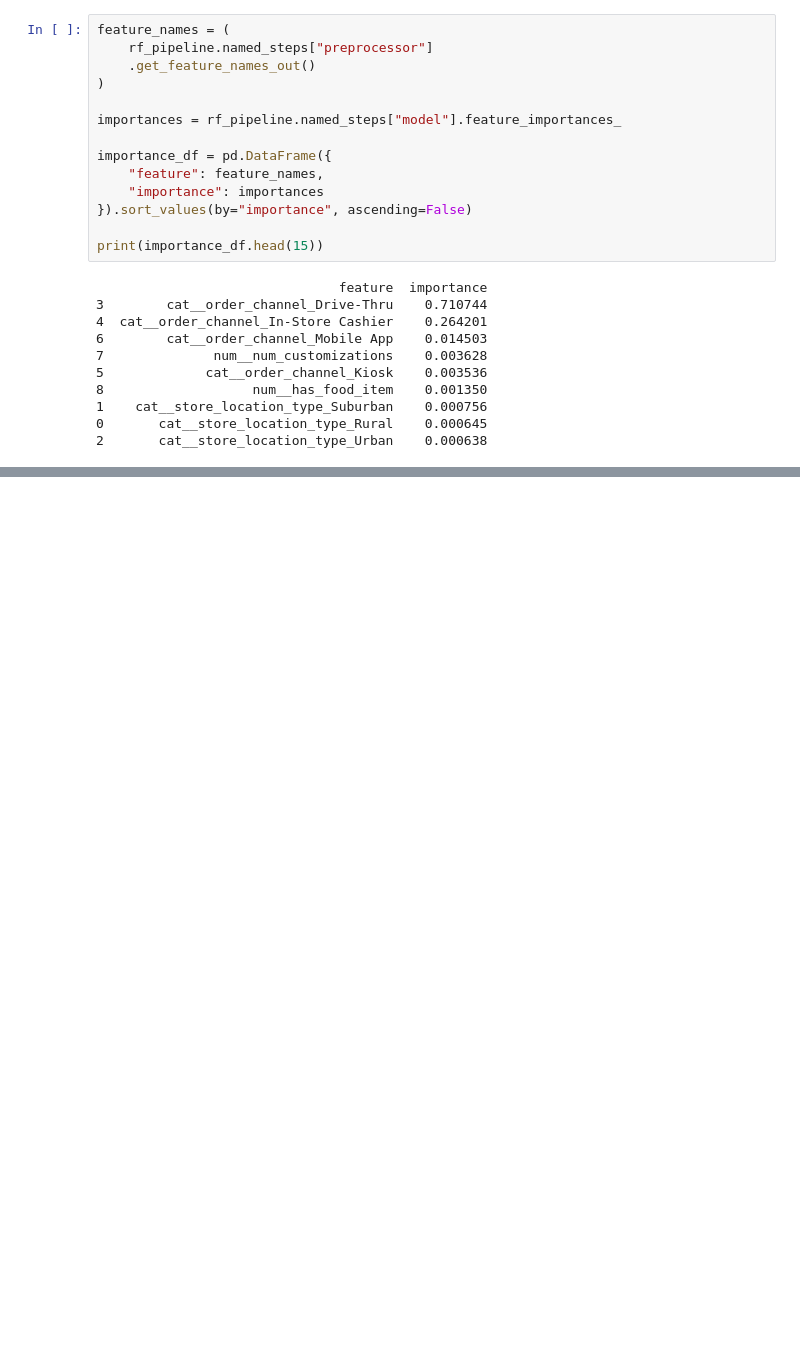
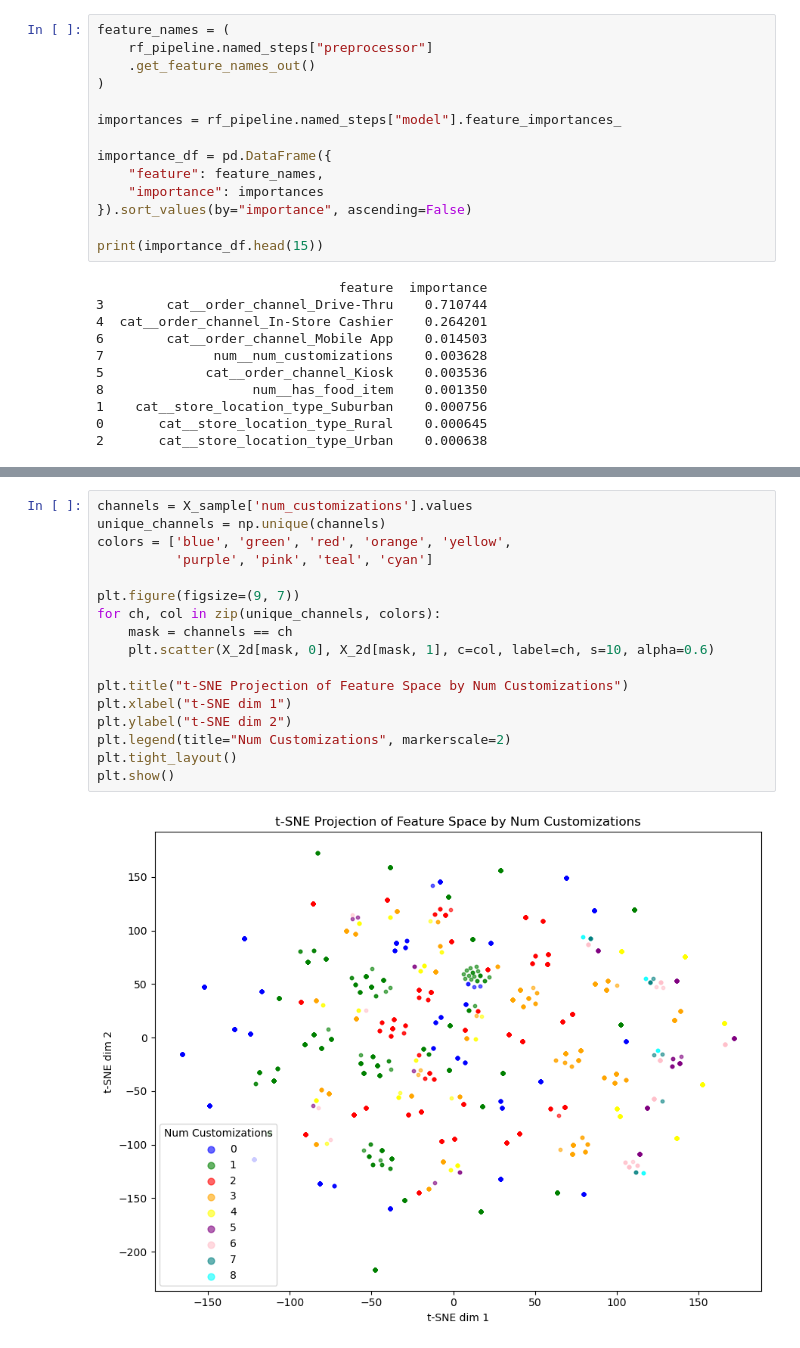
Before and after one commit to juhimalwade/Elements-of-Data-Analytics, a Jupyter notebook: Project/project.ipynb, the cells around one changed output, grey strips where cells are left out. Drawn from its saved outputs; the diff is of its cells as text; blank space fills up the shorter version.

```diff
--- a/Project/project.ipynb
+++ b/Project/project.ipynb
@@ -484,0 +572,19 @@ print(importance_df.head(15))
+# %%
+channels = X_sample['num_customizations'].values
+unique_channels = np.unique(channels)
+colors = ['blue', 'green', 'red', 'orange', 'yellow',
+          'purple', 'pink', 'teal', 'cyan']
+
+plt.figure(figsize=(9, 7))
+for ch, col in zip(unique_channels, colors):
+    mask = channels == ch
+    plt.scatter(X_2d[mask, 0], X_2d[mask, 1], c=col, label=ch, s=10, alpha=0.6)
+
+plt.title("t-SNE Projection of Feature Space by Num Customizations")
+plt.xlabel("t-SNE dim 1")
+plt.ylabel("t-SNE dim 2")
+plt.legend(title="Num Customizations", markerscale=2)
+plt.tight_layout()
+plt.show()
+# %% [output]
+[figure, added]
```
Also changed, not shown: parts of 59 cells of this notebook, 2 other files.
